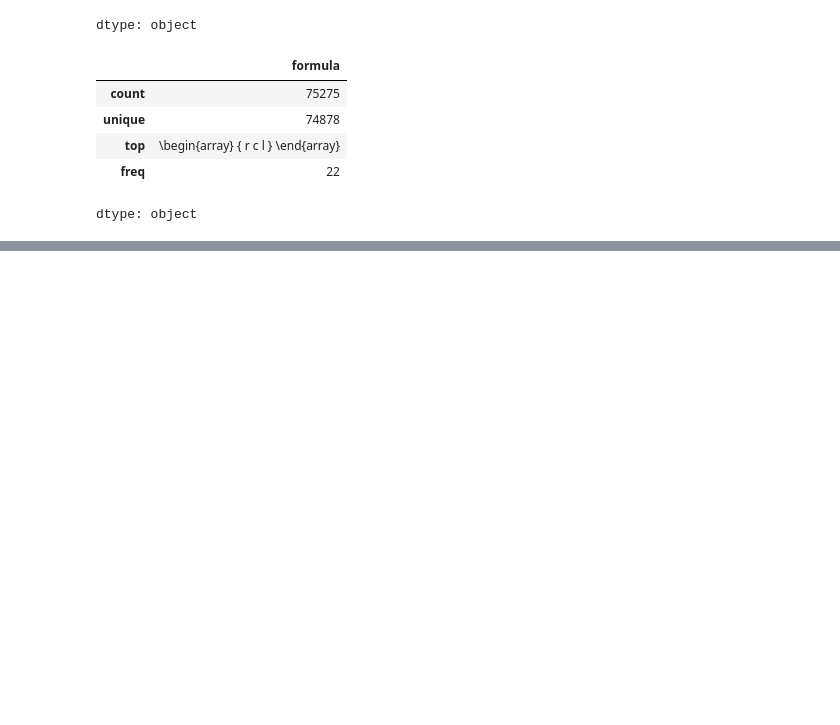
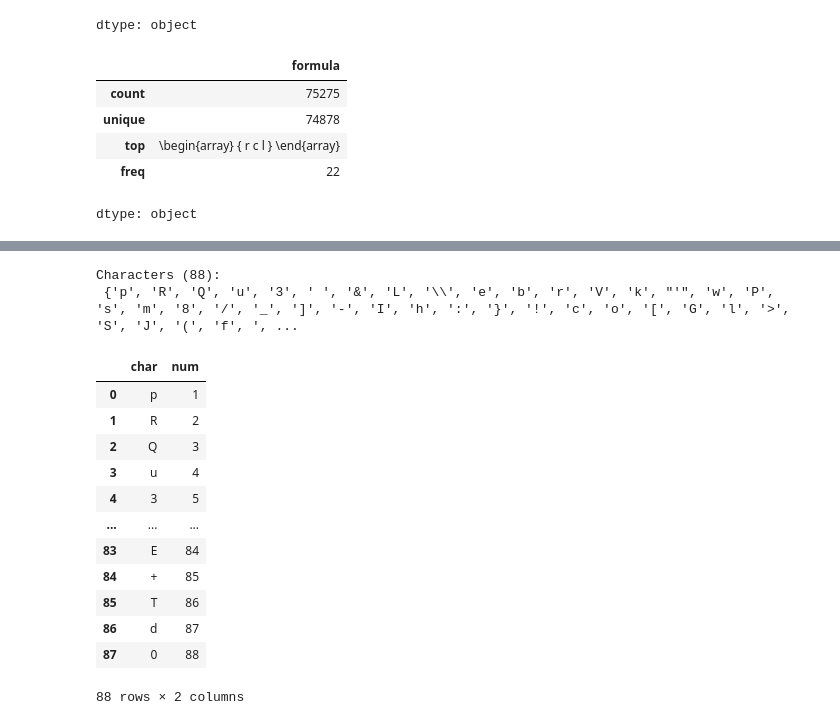
Before and after one commit to osjayaprakash/deeplearning, a Jupyter notebook: CS_230_Colab.ipynb, the cells around one changed output, grey strips where cells are left out. Saved outputs shown, nothing was run; the diff lists cells and outputs as text; code cells hidden in the pictures; blank space fills up the shorter version.

```diff
--- a/CS_230_Colab.ipynb
+++ b/CS_230_Colab.ipynb
@@ -75,0 +116,34 @@ from sklearn.model_selection import train_test_split
+# %%
+train_characters = set(char for formula in df_train['formula'] for char in formula)
+test_characters = set(char for formula in df_test['formula'] for char in formula)
+valid_characters = set(char for formula in df_valid['formula'] for char in formula)
+train_characters.update(test_characters)
+train_characters.update(valid_characters)
+characters = train_characters
+print(f"Characters ({len(characters)}):\n", characters)
+# %% [output]
+Characters (88):
+ {'p', 'R', 'Q', 'u', '3', ' ', '&', 'L', '\\', 'e', 'b', 'r', 'V', 'k', "'", 'w', 'P', 's', 'm', '8', '/', '_', ']', '-', 'I', 'h', ':', '}', '!', 'c', 'o', '[', 'G', 'l', '>', 'S', 'J', '(', 'f', ', ...
+# %%
+char_to_num = layers.StringLookup(
+    vocabulary = list(characters),
+    num_oov_indices = 0,
+    mask_token = None
+)
+# %%
+pd.DataFrame({"char": char_to_num.get_vocabulary(),
+              "num": np.arange(1, len(char_to_num.get_vocabulary())+1)})
+# %% [output]
+|  | char | num |
+| 0 | p | 1 |
+| 1 | R | 2 |
+| 2 | Q | 3 |
+| 3 | u | 4 |
+| 4 | 3 | 5 |
+| ... | ... | ... |
+| 83 | E | 84 |
+| 84 | + | 85 |
+| 85 | T | 86 |
+| 86 | d | 87 |
+| 87 | 0 | 88 |
+88 rows × 2 columns
```
Also changed, not shown: parts of 22 cells of this notebook.
